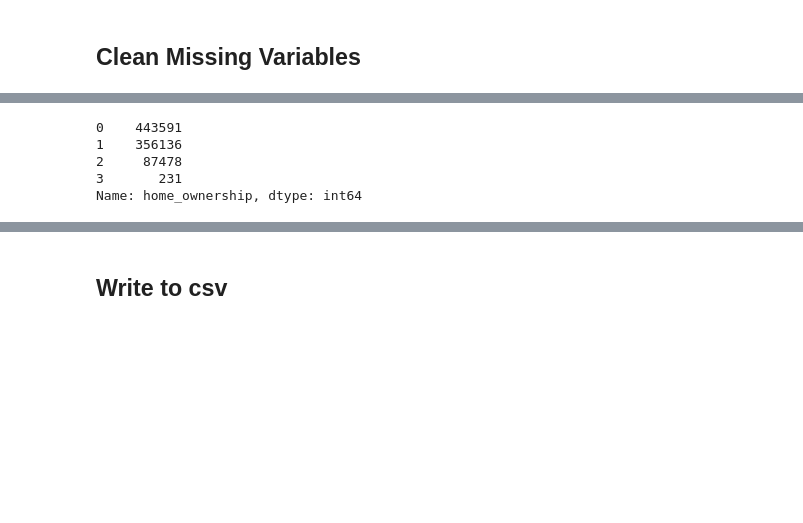
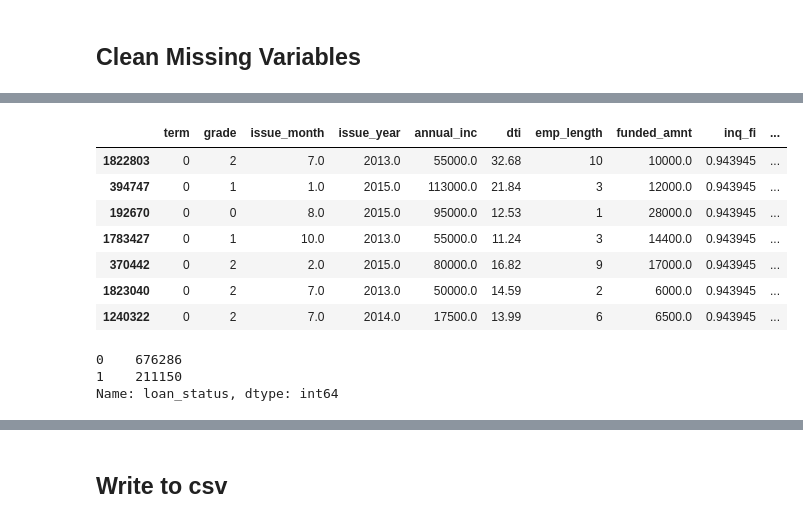
Before and after one commit to GarrettSikes/Lending_Club_Capstone, a Jupyter notebook: Garrett/Cleaning_Garrett_Sikes.ipynb, the cells around one changed output, grey strips where cells are left out. Cells and saved outputs as stored; diff of their text form; code cells hidden in the pictures; blank space fills up the shorter version.

```diff
--- a/Garrett/Cleaning_Garrett_Sikes.ipynb
+++ b/Garrett/Cleaning_Garrett_Sikes.ipynb
@@ -81,13 +81,13 @@ zero_ = ['pub_rec_bankruptcies', 'total_acc', 'revol_util', 'delinq_amnt', 'deli
 for col in zero_:
     df[col].fillna(0, inplace=True)
 # %%
-df_clean = df[['term', 'grade','issue_month', 'issue_year', 'purpose', 'annual_inc', 'dti', 'emp_length', 'funded_amnt', 'inq_fi',
+df_clean = df[['term', 'grade','issue_month', 'issue_year', 'purpose', 'annual_inc', 'dti',
+        'emp_length', 'funded_amnt', 'inq_fi', 'sub_grade',
        'inq_last_12m', 'installment', 'int_rate', 'loan_status', 'loan_amnt', 'open_acc',
        'percent_bc_gt_75', 'pub_rec', 'pub_rec_bankruptcies', 'tax_liens',
        'total_acc', 'revol_bal', 'delinq_amnt', 'delinq_2yrs',
        'mths_since_last_delinq', 'mths_since_last_major_derog',
-       'cr_yeargap', 'avg_fico_score', 'home_ownership_cat',
-       'application_type_cat', 'purpose_cat', 'sub_grade_cat', 'home_ownership']].copy()
+       'cr_yeargap', 'avg_fico_score', 'home_ownership']].copy()
 # %%
 df_clean.isnull().sum()
 # %% [output]
@@ -109,15 +109,15 @@ sub_grade_cat                  0
 home_ownership                 0
 dtype: int64
 # %%
-loan_status_dict = {'Fully Paid':1,
-                    'Does not meet the credit policy. Status:Fully Paid':1,
-                    'Charged Off':0,
-                    'Does not meet the credit policy. Status:Charged Off':0,
-                    'Late (31-120 days)':0,
-                    'Late (16-30 days)':0,
-                    'In Grace Period':0,
-                    'Current':0,
-                    'Default':0}
+loan_status_dict = {'Fully Paid':'0',
+                    'Does not meet the credit policy. Status:Fully Paid':'0',
+                    'Charged Off':'1',
+                    'Does not meet the credit policy. Status:Charged Off':'1',
+                    'Late (31-120 days)':'1',
+                    'Late (16-30 days)':'1',
+                    'In Grace Period':'1',
+                    'Current':'1',
+                    'Default':'1'}
 
 home_ownership_dict = {'MORTGAGE':'0',
                        'RENT':'1',
@@ -150,10 +150,13 @@ grade_dict = {'A':'0',
              'F':'5',
              'G':'6'}
 
+term_dict = {' 36 months':'0',
+            ' 60 months' : '1'}
 
 cleanup_dict = {'loan_status':loan_status_dict,
                 'home_ownership':home_ownership_dict,
                 'purpose':purpose_dict,
-                'grade':grade_dict}
+                'grade':grade_dict,
+                'term':term_dict}
 
 df_clean.replace(to_replace=cleanup_dict, value=None, inplace=True)
@@ -165,9 +188,32 @@ df_clean.loan_status.value_counts()
 Name: loan_status, dtype: int64
+# %%
+#Dummify the necessary categorical features.
+
+dummies = pd.get_dummies(data=df_clean.home_ownership,prefix='ownership')
+dummies = dummies.drop(columns=['ownership_3'])
+df_clean = pd.concat([df_clean,dummies],axis=1)
+
+dummies = pd.get_dummies(data=df_clean.purpose,prefix='purpose')
+dummies = dummies.drop(columns=['purpose_3',])
+df_clean = pd.concat([df_clean,dummies],axis=1)
+
+df_clean = df_clean.drop(columns=['home_ownership', 'purpose'], axis=1)
+
+df_clean = pd.get_dummies(df_clean, columns=['sub_grade'])
+# %%
+df_clean.sample(7)
+# %% [output]
+|  | term | grade | issue_month | issue_year | annual_inc | dti | emp_length | funded_amnt | inq_fi | ... |
+| 1822803 | 0 | 2 | 7.0 | 2013.0 | 55000.0 | 32.68 | 10 | 10000.0 | 0.943945 | ... |
+| 394747 | 0 | 1 | 1.0 | 2015.0 | 113000.0 | 21.84 | 3 | 12000.0 | 0.943945 | ... |
+| 192670 | 0 | 0 | 8.0 | 2015.0 | 95000.0 | 12.53 | 1 | 28000.0 | 0.943945 | ... |
+| 1783427 | 0 | 1 | 10.0 | 2013.0 | 55000.0 | 11.24 | 3 | 14400.0 | 0.943945 | ... |
+| 370442 | 0 | 2 | 2.0 | 2015.0 | 80000.0 | 16.82 | 9 | 17000.0 | 0.943945 | ... |
+| 1823040 | 0 | 2 | 7.0 | 2013.0 | 50000.0 | 14.59 | 2 | 6000.0 | 0.943945 | ... |
+| 1240322 | 0 | 2 | 7.0 | 2014.0 | 17500.0 | 13.99 | 6 | 6500.0 | 0.943945 | ... |
 # %%
-df_clean.home_ownership.value_counts()
+df_clean.loan_status.value_counts()
 # %% [output]
-0    443591
-1    356136
-2     87478
-3       231
-Name: home_ownership, dtype: int64
+0    676286
+1    211150
+Name: loan_status, dtype: int64
```
Also changed, not shown: parts of 9 cells of this notebook, 1 other file.
